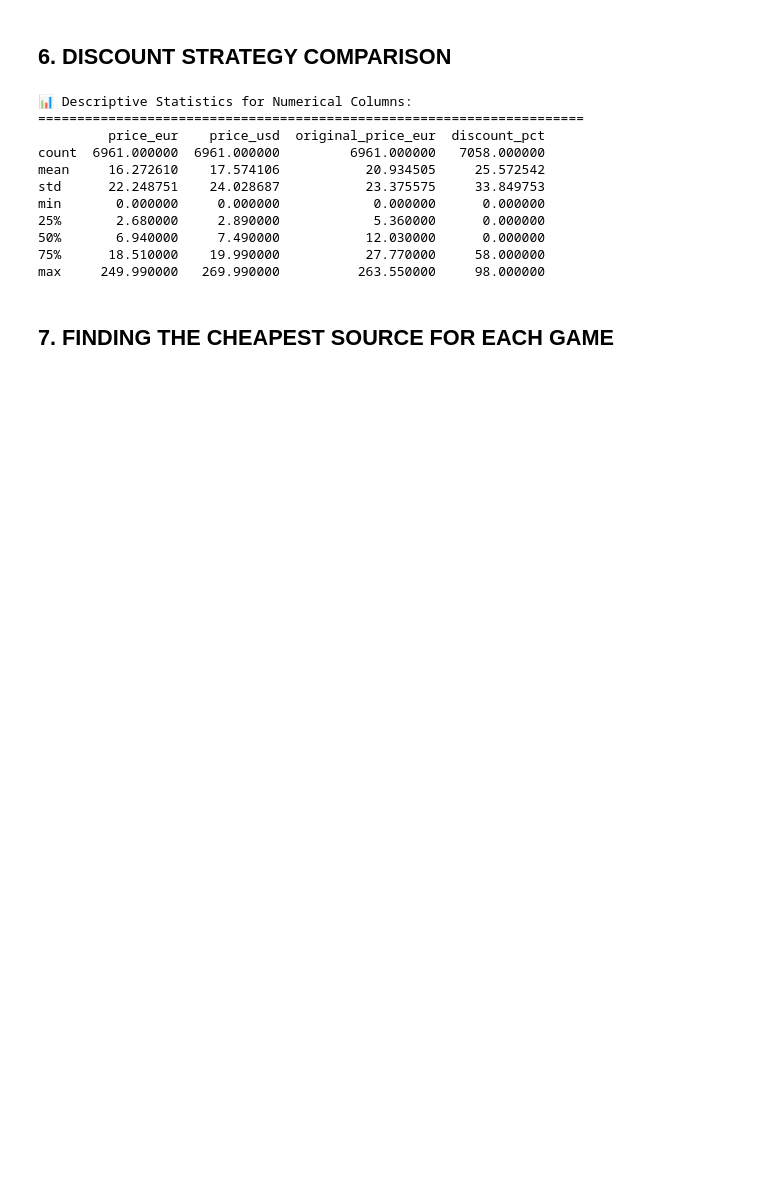
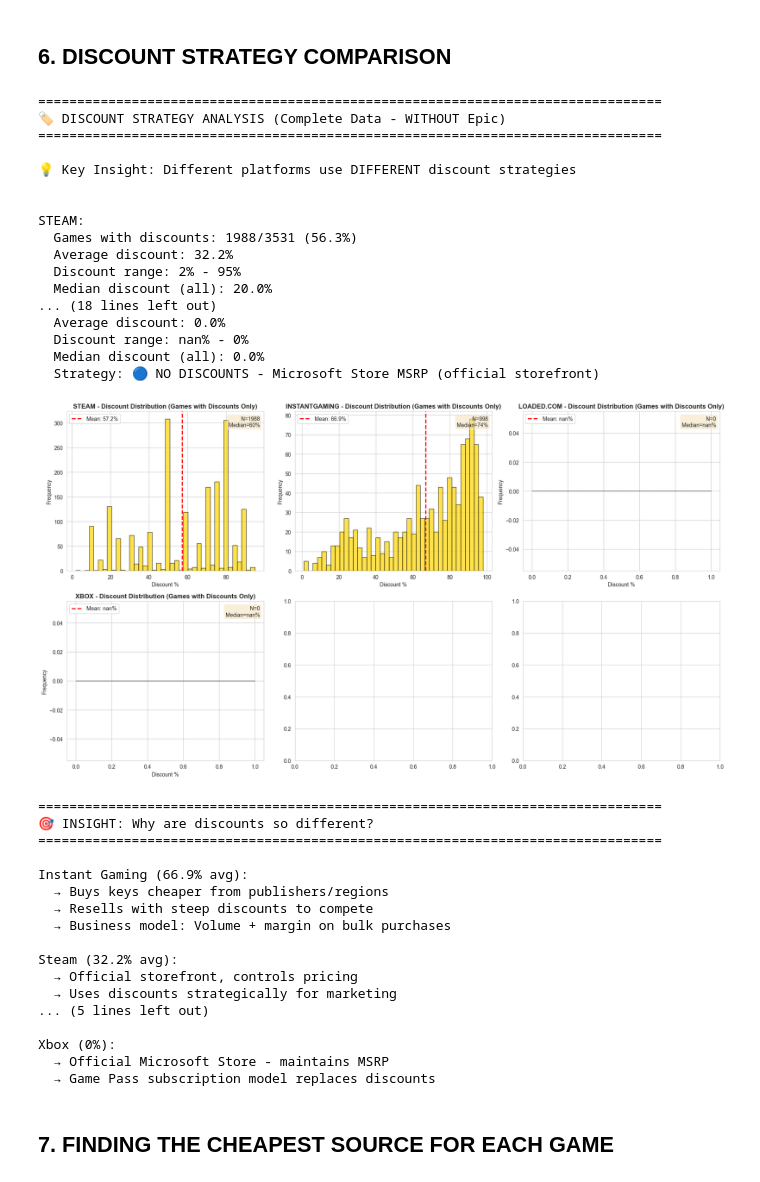
Before and after one commit to mddiab/web-scraping-project, a Jupyter notebook: notebooks/EDA.ipynb, the cells around one changed output. Cells and saved outputs as stored; diff of their text form; code cells hidden in the pictures; blank space fills up the shorter version.

```diff
--- a/notebooks/EDA.ipynb
+++ b/notebooks/EDA.ipynb
@@ -703,7 +888,9 @@ print("="*80)
 
 print("\n💡 Key Insight: Different platforms use DIFFERENT discount strategies\n")
 
-for source in df_complete['source'].unique():
+for source in df_complete_clean['source'].unique():
+    if pd.isna(source):
+        continue
     source_data = df_complete_clean[df_complete_clean['source'] == source]
     discounted = source_data[source_data['discount_pct'] > 0]
 
@@ -724,65 +911,91 @@ for source in df_complete['source'].unique():
         print(f"  Strategy: 🔵 NO DISCOUNTS - Microsoft Store MSRP (official storefront)")
 
 # Visualize discount strategy differences
-fig, axes = plt.subplots(2, 2, figsize=(16, 10))
+fig, axes = plt.subplots(2, 3, figsize=(18, 10))
+axes = axes.flatten()  # Flatten to 1D array for easier indexing
 
 # Discount distribution by source
-sources = df_complete_clean['source'].unique()
+sources = [s for s in df_complete_clean['source'].unique() if not pd.isna(s)]
 for idx, source in enumerate(sources):
-    ax_idx = idx // 2, idx % 2
+    if pd.isna(source):
+        continue
     source_data = df_complete_clean[df_complete_clean['source'] == source]
     discounted = source_data[source_data['discount_pct'] > 0]
 
-    axes[ax_idx].hist(discounted['discount_pct'], bins=40, color='gold', edgecolor='black', alpha=0.7)
-    axes[ax_idx].set_title(f'{source.upper()} - Discount Distribution (Games with Discounts Only)', fontweight='bold')
-    axes[ax_idx].set_xlabel('Discount %')
-    axes[ax_idx].set_ylabel('Frequency')
-    axes[ax_idx].axvline(discounted['discount_pct'].mean(), color='red', linestyle='--', linewidth=2, label=f'Mean: {discounted["discount_pct"].mean():.1f}%')
-    axes[ax_idx].legend()
+    axes[idx].hist(discounted['discount_pct'], bins=40, color='gold', edgecolor='black', alpha=0.7)
+    axes[idx].set_title(f'{source.upper()} - Discount Distribution (Games with Discounts Only)', fontweight='bold')
+    axes[idx].set_xlabel('Discount %')
+    axes[idx].set_ylabel('Frequency')
+    axes[idx].axvline(discounted['discount_pct'].mean(), color='red', linestyle='--', linewidth=2, label=f'Mean: {discounted["discount_pct"].mean():.1f}%')
+    axes[idx].legend()
 
     # Add text stats
     stats_text = f"N={len(discounted)}\nMedian={discounted['discount_pct'].median():.0f}%"
-    axes[ax_idx].text(0.98, 0.97, stats_text, transform=axes[ax_idx].transAxes,
+    axes[idx].text(0.98, 0.97, stats_text, transform=axes[idx].transAxes,
                       verticalalignment='top', horizontalalignment='right',
                       bbox=dict(boxstyle='round', facecolor='wheat', alpha=0.5))
 
 plt.tight_layout()
 plt.show()
 
 print("\n" + "="*80)
 print("🎯 INSIGHT: Why are discounts so different?")
 print("="*80)
 print("""
 Instant Gaming (66.9% avg):
   → Buys keys cheaper from publishers/regions
   → Resells with steep discounts to compete
   → Business model: Volume + margin on bulk purchases
 
 Steam (32.2% avg):
   → Official storefront, controls pricing
   → Uses discounts strategically for marketing
   → Most games at MSRP, selective sales during events
 
 Loaded/CDKeys (0%):
   → CD key reseller - pre-negotiated prices
   → Prices are what they are, limited flexibility
 
 Xbox (0%):
   → Official Microsoft Store - maintains MSRP
   → Game Pass subscription model replaces discounts
 """)
 # %% [output]
-📊 Descriptive Statistics for Numerical Columns:
-======================================================================
-         price_eur    price_usd  original_price_eur  discount_pct
-count  6961.000000  6961.000000         6961.000000   7058.000000
-mean     16.272610    17.574106           20.934505     25.572542
-std      22.248751    24.028687           23.375575     33.849753
-min       0.000000     0.000000            0.000000      0.000000
-25%       2.680000     2.890000            5.360000      0.000000
-50%       6.940000     7.490000           12.030000      0.000000
-75%      18.510000    19.990000           27.770000     58.000000
-max     249.990000   269.990000          263.550000     98.000000
+================================================================================
+🏷️ DISCOUNT STRATEGY ANALYSIS (Complete Data - WITHOUT Epic)
+================================================================================
+
+💡 Key Insight: Different platforms use DIFFERENT discount strategies
+
+
+STEAM:
+  Games with discounts: 1988/3531 (56.3%)
+  Average discount: 32.2%
+  Discount range: 2% - 95%
+  Median discount (all): 20.0%
+... (18 lines left out)
+  Average discount: 0.0%
+  Discount range: nan% - 0%
+  Median discount (all): 0.0%
+  Strategy: 🔵 NO DISCOUNTS - Microsoft Store MSRP (official storefront)
+[figure, added]
+================================================================================
+🎯 INSIGHT: Why are discounts so different?
+================================================================================
+
+Instant Gaming (66.9% avg):
+  → Buys keys cheaper from publishers/regions
+  → Resells with steep discounts to compete
+  → Business model: Volume + margin on bulk purchases
+
+Steam (32.2% avg):
+  → Official storefront, controls pricing
+  → Uses discounts strategically for marketing
+... (5 lines left out)
+
+Xbox (0%):
+  → Official Microsoft Store - maintains MSRP
+  → Game Pass subscription model replaces discounts
 # %% [markdown]
 ## 7. FINDING THE CHEAPEST SOURCE FOR EACH GAME
 # %%
```
Also changed, not shown: parts of 24 cells of this notebook.
